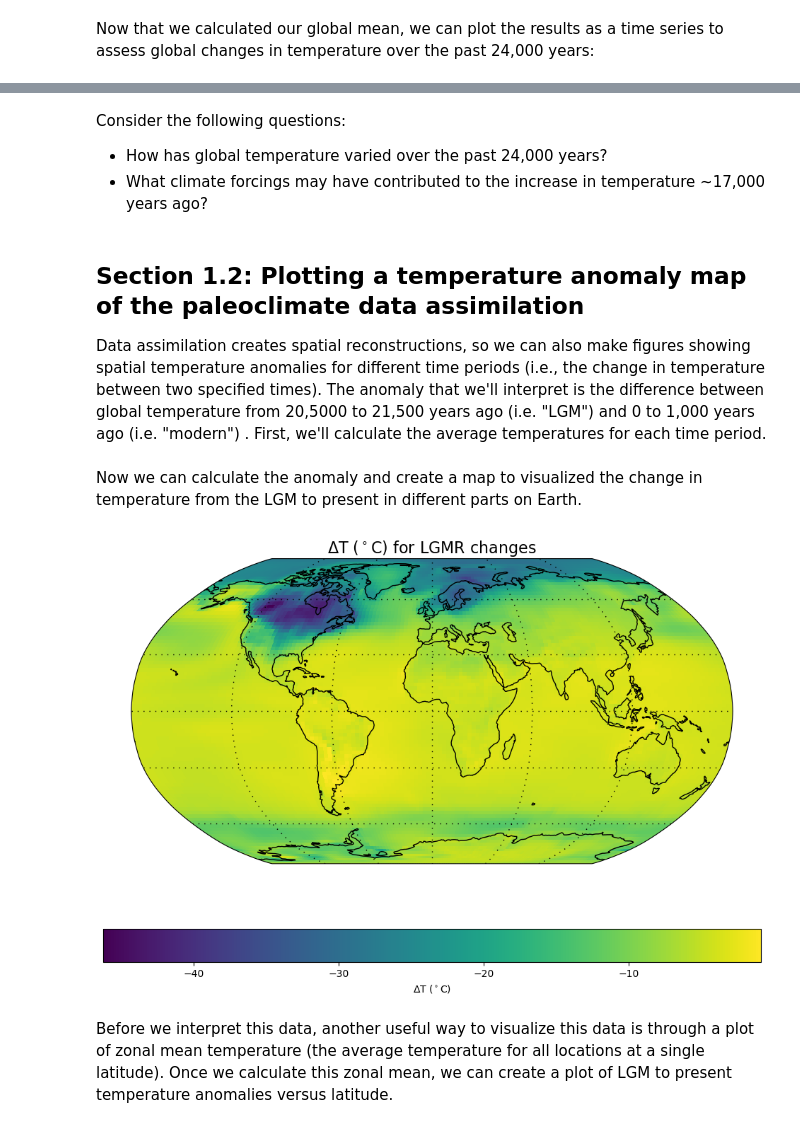
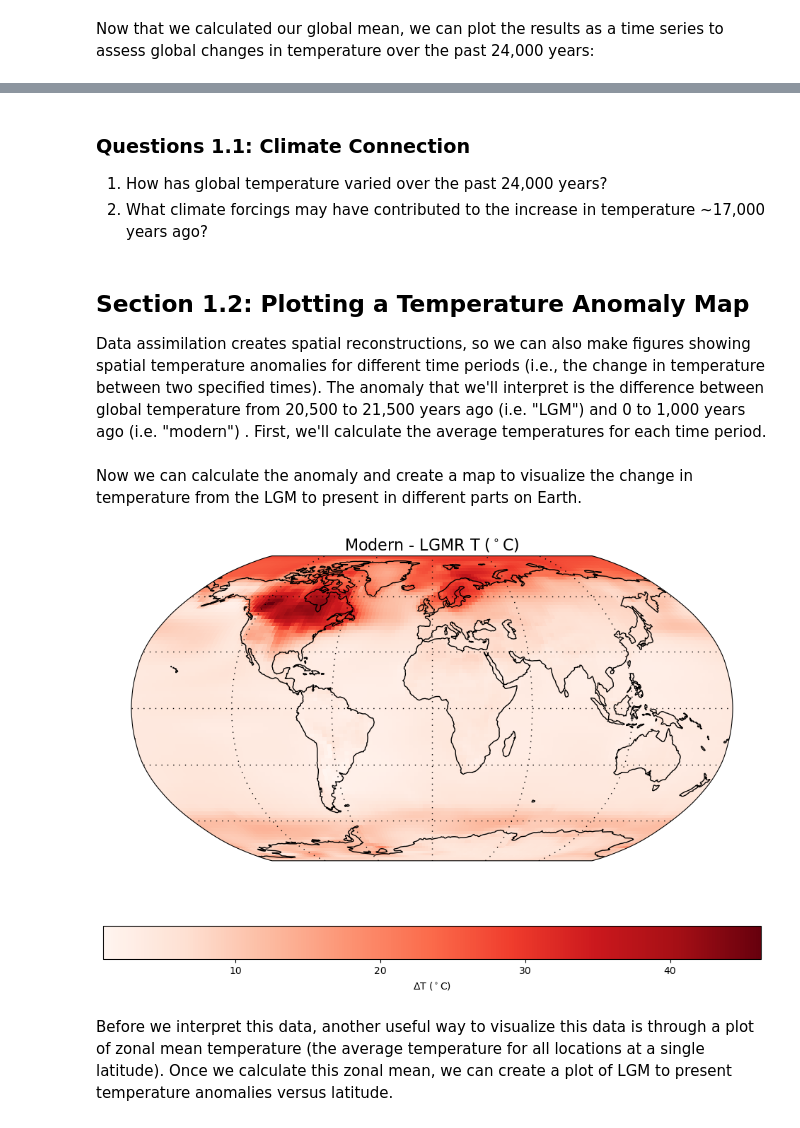
Before and after one commit to ClimateMatchAcademy/course-content, a Jupyter notebook: tutorials/W1D4_Paleoclimate/W1D4_Tutorial9.ipynb, the cells around one changed output, grey strips where cells are left out. Saved outputs shown, nothing was run; the diff lists cells and outputs as text; code cells hidden in the pictures.

```diff
--- a/tutorials/W1D4_Paleoclimate/W1D4_Tutorial9.ipynb
+++ b/tutorials/W1D4_Paleoclimate/W1D4_Tutorial9.ipynb
@@ -105,9 +126,7 @@ plt.show()
 # %% [markdown]
-Consider the following questions:
-
-
-*   How has global temperature varied over the past 24,000 years?
-*   What climate forcings may have contributed to the increase in temperature ~17,000 years ago?
+### **Questions 1.1: Climate Connection**
+1.   How has global temperature varied over the past 24,000 years?
+2.   What climate forcings may have contributed to the increase in temperature ~17,000 years ago?
 # %%
 # to_remove explanation
 
@@ -118,5 +138,5 @@ The increase in temperature around 17,000 years ago was likely driven by a combi
 # %% [markdown]
-## **Section 1.2: Plotting a **temperature anomaly map** of the paleoclimate data assimilation**
+## **Section 1.2: Plotting a Temperature Anomaly Map**
 
-Data assimilation creates spatial reconstructions, so we can also make figures showing spatial temperature anomalies for different time periods (i.e., the change in temperature between two specified times). The anomaly that we'll interpret is the difference between global temperature from 20,5000 to 21,500 years ago (i.e. "LGM") and 0 to 1,000 years ago (i.e. "modern") . First, we'll calculate the average temperatures for each time period.
+Data assimilation creates spatial reconstructions, so we can also make figures showing spatial temperature anomalies for different time periods (i.e., the change in temperature between two specified times). The anomaly that we'll interpret is the difference between global temperature from 20,500 to 21,500 years ago (i.e. "LGM") and 0 to 1,000 years ago (i.e. "modern") . First, we'll calculate the average temperatures for each time period.
 # %%
@@ -132,30 +152,30 @@ modern = dataset.sel(
 )
 modern_mean = modern.mean(dim='age')
 # %% [markdown]
-Now we can calculate the anomaly and create a map to visualized the change in temperature from the LGM to present in different parts on Earth.
+Now we can calculate the anomaly and create a map to visualize the change in temperature from the LGM to present in different parts on Earth.
 # %%
-sat_change = lgm_mean-modern_mean
+sat_change = modern_mean - lgm_mean
 # %%
-# Make a map of changes
+# make a map of changes
 plt.figure(figsize=(12,8))
 ax = plt.axes(projection=ccrs.Robinson())
 ax.set_global()
 sat_change.sat.plot(
     ax=ax,
-    transform=ccrs.PlateCarree(), x="lon", y="lat",
+    transform=ccrs.PlateCarree(), x="lon", y="lat", cmap = 'Reds',
     cbar_kwargs={'orientation': 'horizontal', 'label':'$\Delta$T ($^\circ$C)'}
 )
 ax.coastlines()
 ax.set_title(
-    f'$\Delta$T ($^\circ$C) for LGMR changes',# ohad comment: i've changed the title from the original one. it crashed. not sure what it was meant to be
+    f'Modern - LGMR T ($^\circ$C)',# ohad comment: i've changed the title from the original one. it crashed. not sure what it was meant to be
     loc='center',
     fontsize=16
 )
 ax.gridlines(color='k',linewidth=1,linestyle=(0,(1,5)))
 ax.spines['geo'].set_edgecolor('black')
 plt.show()
 # %% [output]
-[figure, old version]
+[figure, new version]
 # %% [markdown]
 Before we interpret this data, another useful way to visualize this data is through a plot of zonal mean temperature (the average temperature for all locations at a single latitude). Once we calculate this zonal mean, we can create a plot of LGM to present temperature anomalies versus latitude.
 # %%
```
Also changed, not shown: parts of 13 cells of this notebook.
